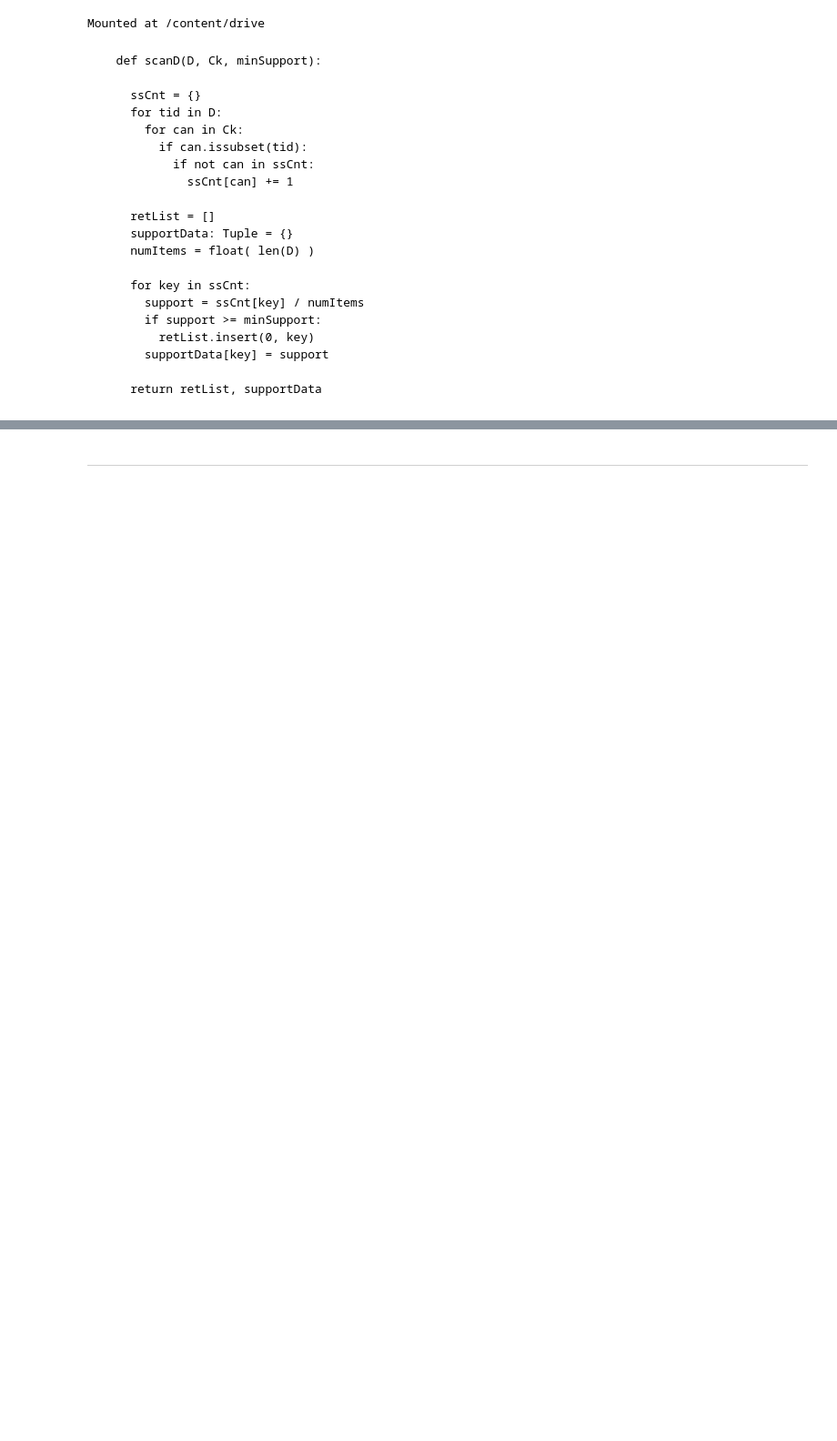
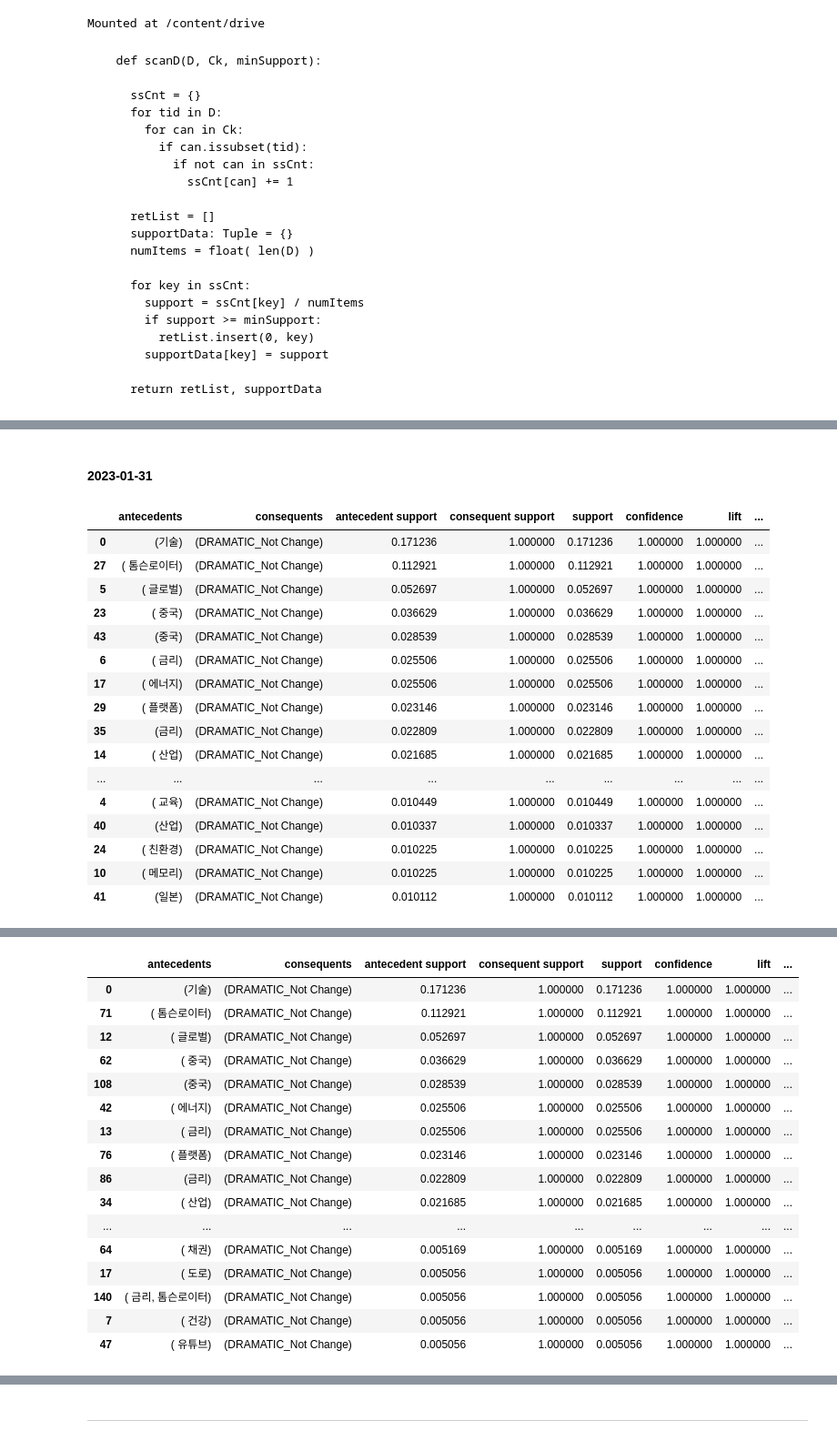
Before and after one commit to ksydata/MiraeAssetHackathon, a Jupyter notebook: [derivative_news_data]_2_AprioriRules.ipynb, the cells around one changed output, grey strips where cells are left out. Shown at 91% size. Drawn from its saved outputs; the diff is of its cells as text; code cells hidden in the pictures; blank space fills up the shorter version.

```diff
--- a/[derivative_news_data]_2_AprioriRules.ipynb
+++ b/[derivative_news_data]_2_AprioriRules.ipynb
@@ -220,0 +438,45 @@ TypeError: ignored
+# %% [markdown]
+#### **2023-01-31**
+# %%
+# date_time 변수가 9번 바뀌기 때문에 클래스로 선언하여 반복작업의 일부 자동화
+merge_derivative_news_data_subset_230131, merge_derivative_news_data_230131 = financialApriori.makeSubDataset_loadData(
+    date_column = "YYYYMMDD", date_time = "2023-01-31")
+
+apriori_results_230131: List = []
+
+for threshold in [0.01, 0.0075, 0.005]:
+  apriori_rules = financialApriori.find_frequent_TAGsets(
+    transaction_subset = merge_derivative_news_data_subset_230131,
+
+    transaction_tagset = merge_derivative_news_data_230131["TAG_SPLIT"],
+
+    drop_subset_list = ["사회", "경제", "정치"],
+    drop_tagset_list = ["톰슨로이터"],
+
+    minimum_support_threshold = threshold,
+    minimum_confidence_threshold = 0.4
+  )
+  apriori_results_230131.append(apriori_rules)
+# %%
+pd.set_option("display.max_row", None)
+display( apriori_results_230131[0].sort_values("support", ascending = False) )
+display( apriori_results_230131[1].sort_values("support", ascending = False) )
+display( apriori_results_230131[2].sort_values("support", ascending = False) )
+# %% [output]
+|  | antecedents | consequents | antecedent support | consequent support | support | confidence | lift | ... |
+| 0 | (기술) | (DRAMATIC_Not Change) | 0.171236 | 1.000000 | 0.171236 | 1.000000 | 1.000000 | ... |
+| 27 | ( 톰슨로이터) | (DRAMATIC_Not Change) | 0.112921 | 1.000000 | 0.112921 | 1.000000 | 1.000000 | ... |
+| 5 | ( 글로벌) | (DRAMATIC_Not Change) | 0.052697 | 1.000000 | 0.052697 | 1.000000 | 1.000000 | ... |
+| 23 | ( 중국) | (DRAMATIC_Not Change) | 0.036629 | 1.000000 | 0.036629 | 1.000000 | 1.000000 | ... |
+| 43 | (중국) | (DRAMATIC_Not Change) | 0.028539 | 1.000000 | 0.028539 | 1.000000 | 1.000000 | ... |
+| 6 | ( 금리) | (DRAMATIC_Not Change) | 0.025506 | 1.000000 | 0.025506 | 1.000000 | 1.000000 | ... |
+| 17 | ( 에너지) | (DRAMATIC_Not Change) | 0.025506 | 1.000000 | 0.025506 | 1.000000 | 1.000000 | ... |
+| 29 | ( 플랫폼) | (DRAMATIC_Not Change) | 0.023146 | 1.000000 | 0.023146 | 1.000000 | 1.000000 | ... |
+| 35 | (금리) | (DRAMATIC_Not Change) | 0.022809 | 1.000000 | 0.022809 | 1.000000 | 1.000000 | ... |
+| 14 | ( 산업) | (DRAMATIC_Not Change) | 0.021685 | 1.000000 | 0.021685 | 1.000000 | 1.000000 | ... |
+| ... | ... | ... | ... | ... | ... | ... | ... | ... |
+| 4 | ( 교육) | (DRAMATIC_Not Change) | 0.010449 | 1.000000 | 0.010449 | 1.000000 | 1.000000 | ... |
+| 40 | (산업) | (DRAMATIC_Not Change) | 0.010337 | 1.000000 | 0.010337 | 1.000000 | 1.000000 | ... |
+| 24 | ( 친환경) | (DRAMATIC_Not Change) | 0.010225 | 1.000000 | 0.010225 | 1.000000 | 1.000000 | ... |
+| 10 | ( 메모리) | (DRAMATIC_Not Change) | 0.010225 | 1.000000 | 0.010225 | 1.000000 | 1.000000 | ... |
+| 41 | (일본) | (DRAMATIC_Not Change) | 0.010112 | 1.000000 | 0.010112 | 1.000000 | 1.000000 | ... |
@@ -220,0 +500,17 @@ TypeError: ignored
+|  | antecedents | consequents | antecedent support | consequent support | support | confidence | lift | ... |
+| 0 | (기술) | (DRAMATIC_Not Change) | 0.171236 | 1.000000 | 0.171236 | 1.000000 | 1.000000 | ... |
+| 71 | ( 톰슨로이터) | (DRAMATIC_Not Change) | 0.112921 | 1.000000 | 0.112921 | 1.000000 | 1.000000 | ... |
+| 12 | ( 글로벌) | (DRAMATIC_Not Change) | 0.052697 | 1.000000 | 0.052697 | 1.000000 | 1.000000 | ... |
+| 62 | ( 중국) | (DRAMATIC_Not Change) | 0.036629 | 1.000000 | 0.036629 | 1.000000 | 1.000000 | ... |
+| 108 | (중국) | (DRAMATIC_Not Change) | 0.028539 | 1.000000 | 0.028539 | 1.000000 | 1.000000 | ... |
+| 42 | ( 에너지) | (DRAMATIC_Not Change) | 0.025506 | 1.000000 | 0.025506 | 1.000000 | 1.000000 | ... |
+| 13 | ( 금리) | (DRAMATIC_Not Change) | 0.025506 | 1.000000 | 0.025506 | 1.000000 | 1.000000 | ... |
+| 76 | ( 플랫폼) | (DRAMATIC_Not Change) | 0.023146 | 1.000000 | 0.023146 | 1.000000 | 1.000000 | ... |
+| 86 | (금리) | (DRAMATIC_Not Change) | 0.022809 | 1.000000 | 0.022809 | 1.000000 | 1.000000 | ... |
+| 34 | ( 산업) | (DRAMATIC_Not Change) | 0.021685 | 1.000000 | 0.021685 | 1.000000 | 1.000000 | ... |
+| ... | ... | ... | ... | ... | ... | ... | ... | ... |
+| 64 | ( 채권) | (DRAMATIC_Not Change) | 0.005169 | 1.000000 | 0.005169 | 1.000000 | 1.000000 | ... |
+| 17 | ( 도로) | (DRAMATIC_Not Change) | 0.005056 | 1.000000 | 0.005056 | 1.000000 | 1.000000 | ... |
+| 140 | ( 금리, 톰슨로이터) | (DRAMATIC_Not Change) | 0.005056 | 1.000000 | 0.005056 | 1.000000 | 1.000000 | ... |
+| 7 | ( 건강) | (DRAMATIC_Not Change) | 0.005056 | 1.000000 | 0.005056 | 1.000000 | 1.000000 | ... |
+| 47 | ( 유튜브) | (DRAMATIC_Not Change) | 0.005056 | 1.000000 | 0.005056 | 1.000000 | 1.000000 | ... |
```
Also changed, not shown: parts of 28 cells of this notebook.
